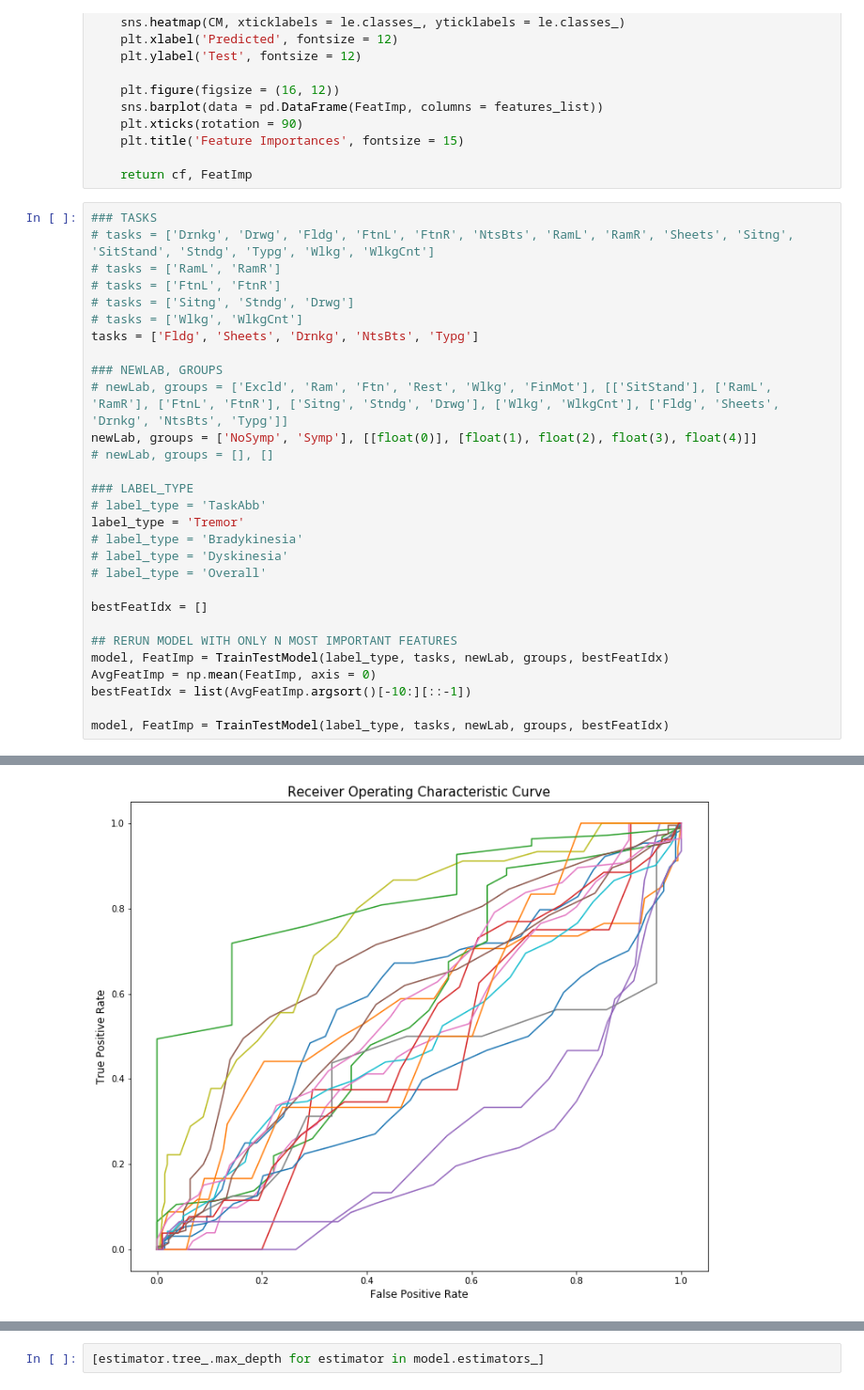
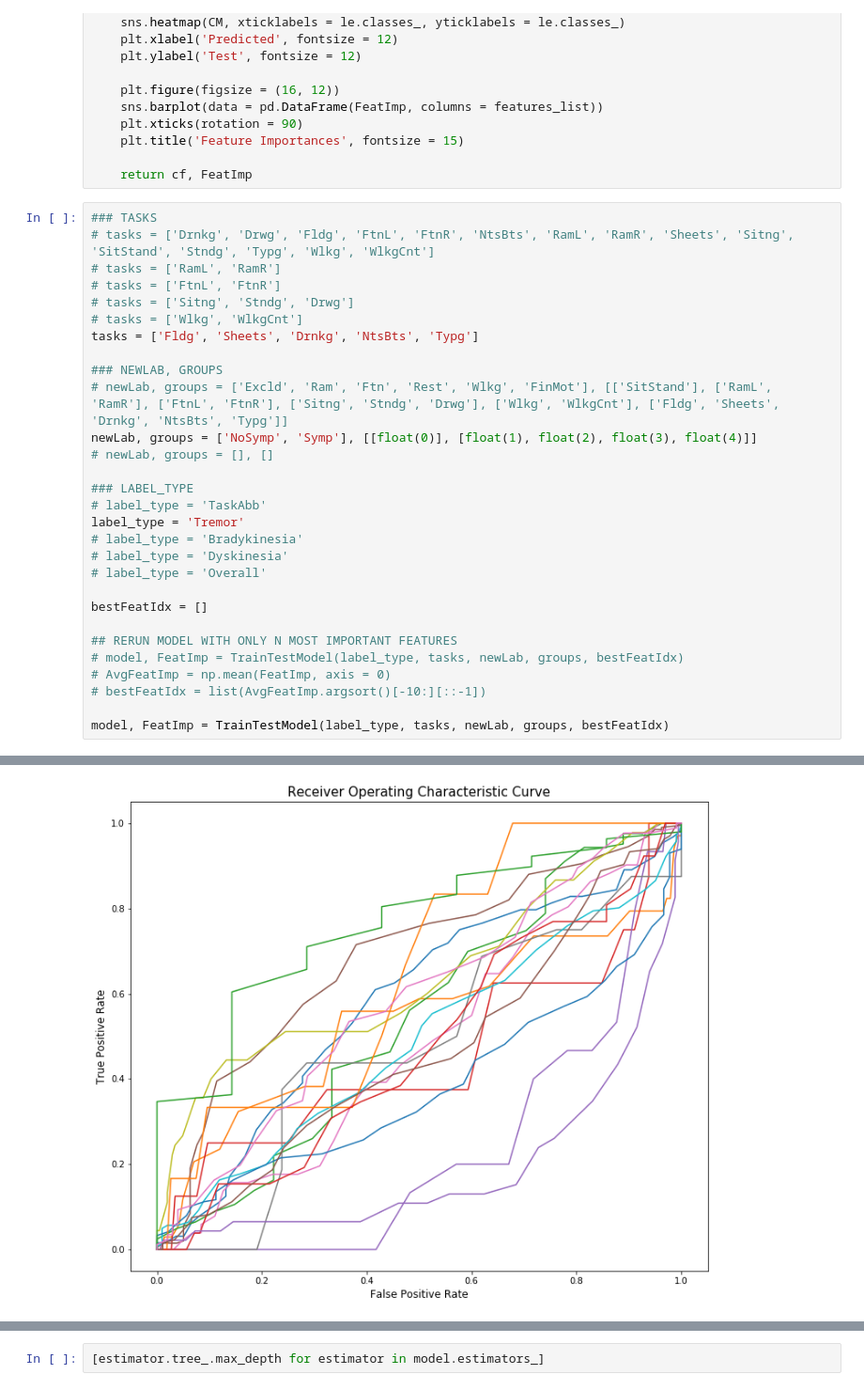
Before and after one commit to nshawen/CIS_PD, a Jupyter notebook: WatchDataRFModel.ipynb, the cells around one changed output, grey strips where cells are left out. Shown: that part at 94% size. Cells and saved outputs as stored; diff of their text form.

Commit message:
ran the model

```diff
--- a/WatchDataRFModel.ipynb
+++ b/WatchDataRFModel.ipynb
@@ -246,9 +246,9 @@ label_type = 'Tremor'
 bestFeatIdx = []
 
 ## RERUN MODEL WITH ONLY N MOST IMPORTANT FEATURES
-model, FeatImp = TrainTestModel(label_type, tasks, newLab, groups, bestFeatIdx)
-AvgFeatImp = np.mean(FeatImp, axis = 0)
-bestFeatIdx = list(AvgFeatImp.argsort()[-10:][::-1])
+# model, FeatImp = TrainTestModel(label_type, tasks, newLab, groups, bestFeatIdx)
+# AvgFeatImp = np.mean(FeatImp, axis = 0)
+# bestFeatIdx = list(AvgFeatImp.argsort()[-10:][::-1])
 
 model, FeatImp = TrainTestModel(label_type, tasks, newLab, groups, bestFeatIdx)
 # %% [output]
@@ -268 +268 @@ Label Groups:
-[figure, old version]
+[figure, new version]
```
Also changed, not shown: parts of 1 cell of this notebook.
